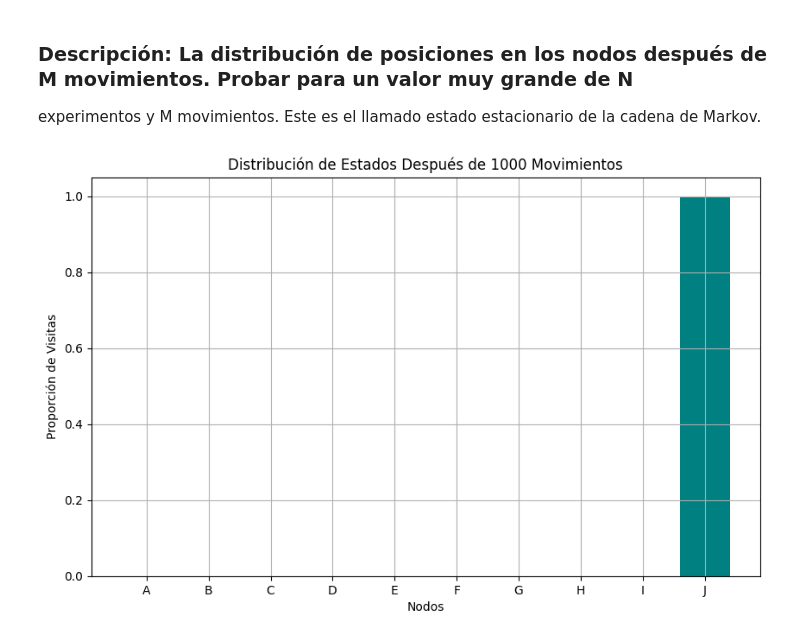
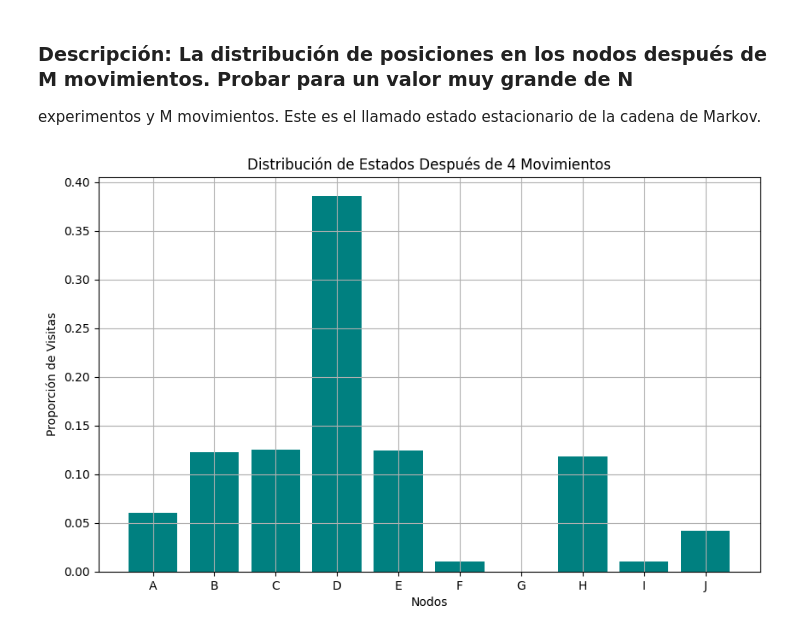
Before and after one commit to Montoya086/IA-Conditional-Probability, a Jupyter notebook: graphProblem.ipynb, the cells around one changed output. Saved outputs shown, nothing was run; the diff lists cells and outputs as text; code cells hidden in the pictures.

Commit message:
Finish excercise 6 graph problem

```diff
--- a/graphProblem.ipynb
+++ b/graphProblem.ipynb
@@ -4,17 +4,19 @@
 ### Descripción del problema a tratar: Simular en Python un recorrido a través del grafo del Ejercicio 5, mediante una matriz de probabilidades de transición. Asumimos que el recorrido siempre comienza en el nodo A. No se puede regresar (sólo avanzar de una letra a una de mayor o igual valor)
 # %%
 import numpy as np
-
-matriz_transiciones= np.array([[0, 0.5, 0.5, 0, 0, 0, 0, 0, 0, 0,],
-                    [0, 0, 0, 1, 0, 0, 0, 0, 0, 0,],
-                    [0, 0, 0, 1, 0, 0, 0, 0, 0, 0,],
-                    [0, 0, 0, 0, 0.5, 0, 0, 0.5, 0, 0,],
-                    [0, 0, 0, 0, 0, 1/3, 0, 0, 1/3, 1/3,],
-                    [0, 0, 0, 0, 0, 0, 1, 0, 0, 0,],
-                    [0, 0, 0, 0, 0, 0, 0, 0, 1, 0,],
-                    [0, 0, 0, 0, 0, 0, 0, 0, 0, 1,],
-                    [0, 0, 0, 0, 0, 0, 0, 0, 0, 1,],
+#p = 0.1
+p = 0.5
+#p = 0.9
+matriz_transiciones= np.array([[p, (1-p)/2, (1-p)/2, 0, 0, 0, 0, 0, 0, 0,],
+                    [0, p, 0, 1-p, 0, 0, 0, 0, 0, 0,],
+                    [0, 0, p, 1-p, 0, 0, 0, 0, 0, 0,],
+                    [0, 0, 0, p, (1-p)/2, 0, 0, (1-p)/2, 0, 0,],
+                    [0, 0, 0, 0, p, (1-p)/3, 0, 0, (1-p)/3, (1-p)/3,],
+                    [0, 0, 0, 0, 0, p, 1-p, 0, 0, 0,],
+                    [0, 0, 0, 0, 0, 0, p, 0, 1-p, 0,],
+                    [0, 0, 0, 0, 0, 0, 0, p, 0, 1-p,],
+                    [0, 0, 0, 0, 0, 0, 0, 0, p, 1-p,],
                     [0, 0, 0, 0, 0, 0, 0, 0, 0, 1,]])
-
+print(p)
 print(matriz_transiciones)
 # %% [output]
@@ -75,24 +74,24 @@ experimentos y M movimientos. Este es el llamado estado estacionario de la caden
 # %%
 def distribucion_despues_de_M_movimientos(matriz_transiciones, M, N=10000):
     estados_finales = np.zeros(matriz_transiciones.shape[0])
     for _ in range(N):
         current_node = 0  # Nodo inicial A
         for _ in range(M):
             current_node = np.random.choice(np.arange(matriz_transiciones.shape[1]), p=matriz_transiciones[current_node])
         estados_finales[current_node] += 1
     return estados_finales / N
 
-M = 1000  # Número grande de movimientos para aproximarse al estado estacionario
+M = 4  # Número grande de movimientos para aproximarse al estado estacionario
 distribucion_estacionaria = distribucion_despues_de_M_movimientos(matriz_transiciones, M)
 
 # Visualización
 plt.figure(figsize=(10, 6))
 plt.bar(range(1, 11), distribucion_estacionaria, color='teal')
 plt.title('Distribución de Estados Después de {} Movimientos'.format(M))
 plt.xlabel('Nodos')
 plt.ylabel('Proporción de Visitas')
 plt.xticks(range(1, 11), ['A', 'B', 'C', 'D', 'E', 'F', 'G', 'H', 'I', 'J'])
 plt.grid(True)
 plt.show()
 # %% [output]
-[figure, old version]
+[figure, new version]
```
Also changed, not shown: parts of 2 cells of this notebook.
